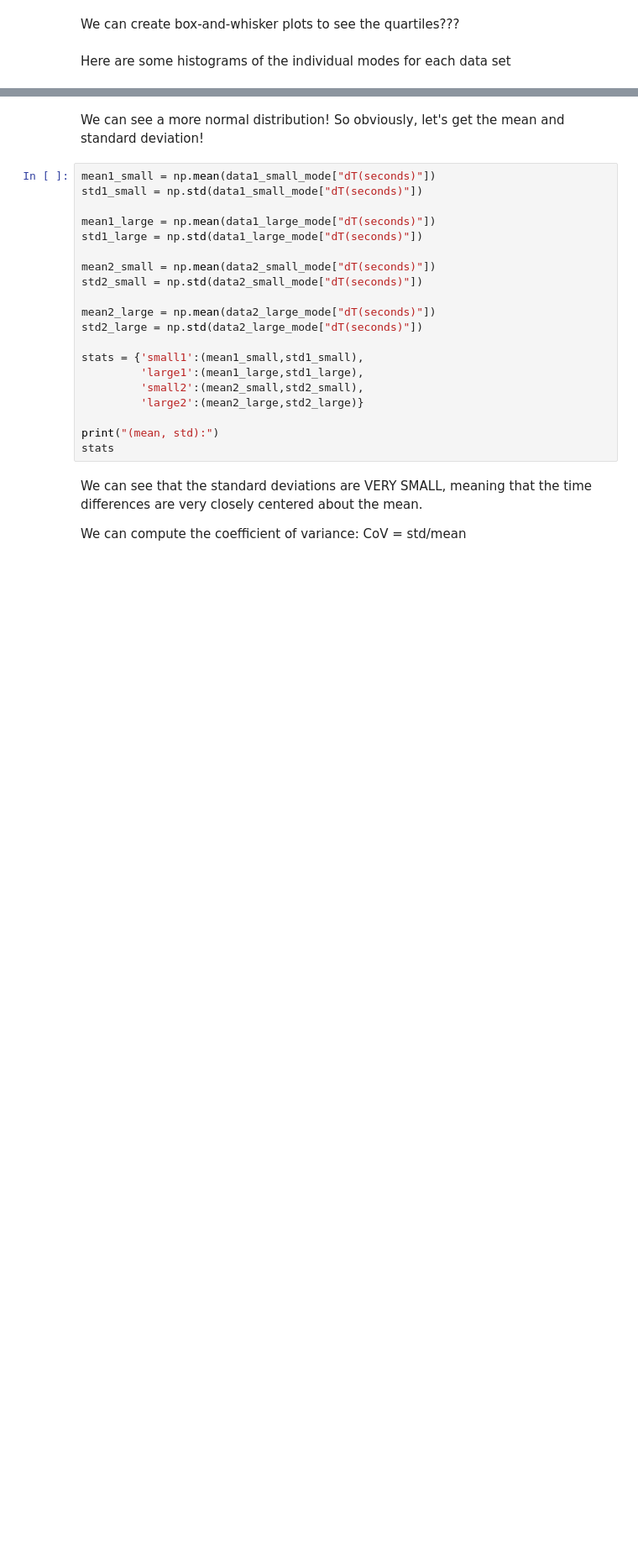
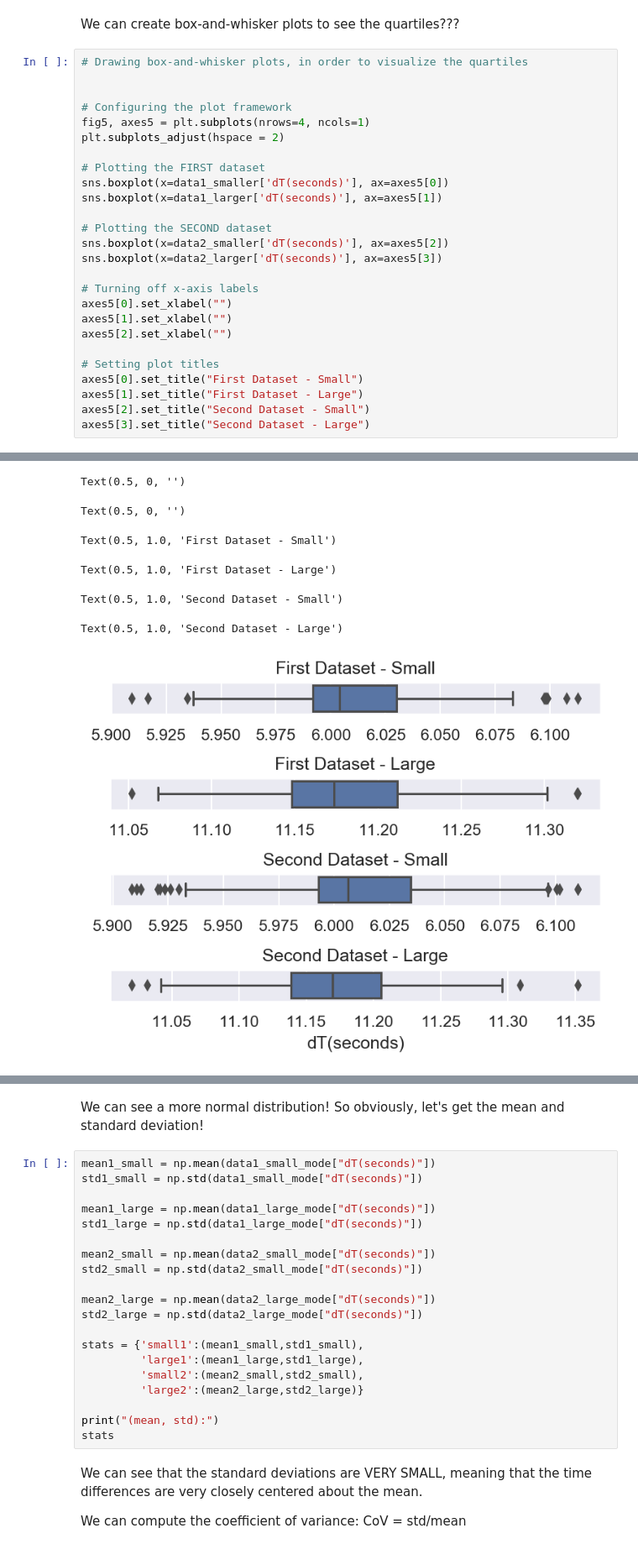
Before and after one commit to aj112358/FFX-Computer-Vision, a Jupyter notebook: Lightning Data.ipynb, the cells around one changed output, grey strips where cells are left out. Shown at 84% size. Drawn from its saved outputs; the diff is of its cells as text; blank space fills up the shorter version.

```diff
--- a/Lightning Data.ipynb
+++ b/Lightning Data.ipynb
@@ -694,4 +932,29 @@ display_html(data1_small_styler._repr_html_()+" "+data1_large_styler._repr_html_
 # %% [markdown]
 We can create box-and-whisker plots to see the quartiles???
-# %% [markdown]
-Here are some histograms of the individual modes for each data set
+# %%
+# Drawing box-and-whisker plots, in order to visualize the quartiles
+
+
+# Configuring the plot framework
+fig5, axes5 = plt.subplots(nrows=4, ncols=1)
+plt.subplots_adjust(hspace = 2)
+
+# Plotting the FIRST dataset
+sns.boxplot(x=data1_smaller['dT(seconds)'], ax=axes5[0])
+sns.boxplot(x=data1_larger['dT(seconds)'], ax=axes5[1])
+
+# Plotting the SECOND dataset
+sns.boxplot(x=data2_smaller['dT(seconds)'], ax=axes5[2])
+sns.boxplot(x=data2_larger['dT(seconds)'], ax=axes5[3])
+
+# Turning off x-axis labels
+axes5[0].set_xlabel("")
+axes5[1].set_xlabel("")
+axes5[2].set_xlabel("")
+
+# Setting plot titles
+axes5[0].set_title("First Dataset - Small")
+axes5[1].set_title("First Dataset - Large")
+axes5[2].set_title("Second Dataset - Small")
+axes5[3].set_title("Second Dataset - Large")
+# %% [output]
@@ -697,0 +966,7 @@ Here are some histograms of the individual modes for each data set
+Text(0.5, 0, '')
+Text(0.5, 0, '')
+Text(0.5, 1.0, 'First Dataset - Small')
+Text(0.5, 1.0, 'First Dataset - Large')
+Text(0.5, 1.0, 'Second Dataset - Small')
+Text(0.5, 1.0, 'Second Dataset - Large')
+[figure, added]
```
Also changed, not shown: parts of 49 cells of this notebook.
